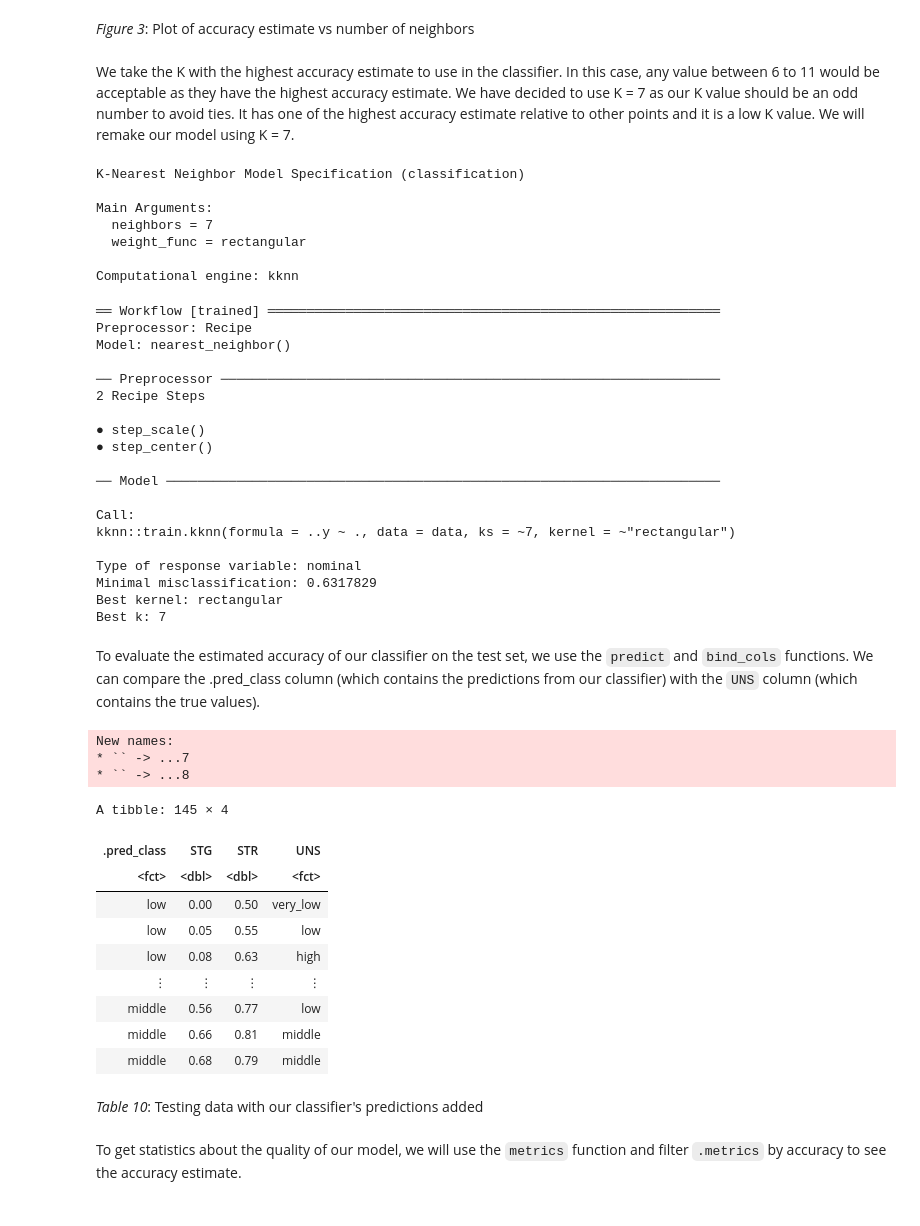
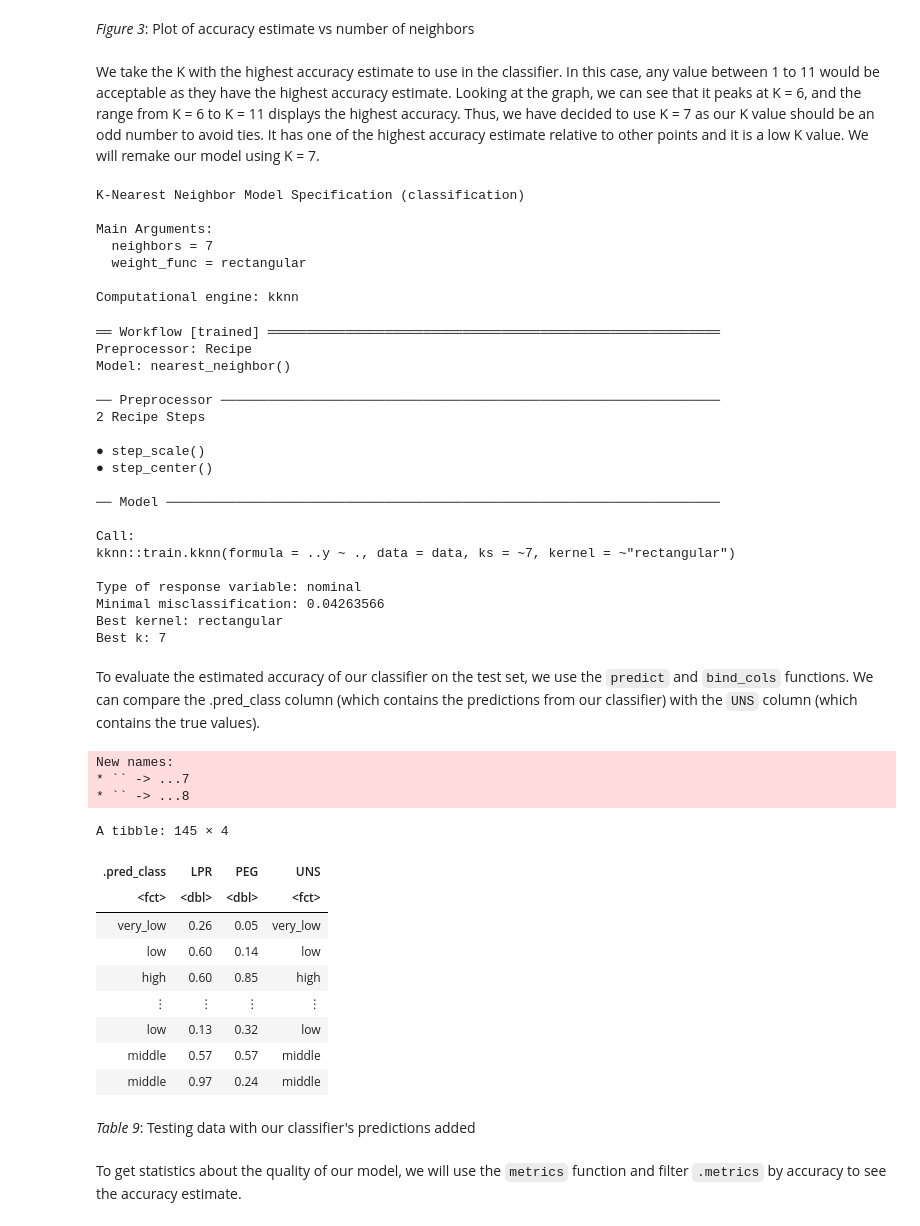
Before and after one commit to Wills-Hao/DSCI-100-project, a Jupyter notebook: group_project_final.ipynb, the cells around one changed output. Cells and saved outputs as stored; diff of their text form; code cells hidden in the pictures.

```diff
--- a/group_project_final.ipynb
+++ b/group_project_final.ipynb
@@ -92,5 +87,0 @@ First, we have decided to remove `LPR` since we expect a high `LPR` would result
-# %%
-user_knowledge <- user_knowledge %>%
-    select(-LPR, -PEG)
-
-user_knowledge
@@ -198,5 +177,0 @@ As seen in the table, the most accurate predictor is `STG`. The second most woul
-# %%
-user_knowledge <- user_knowledge %>%
-    select(-SCG)
-
-user_knowledge
@@ -293,0 +182,5 @@ Next, we found the number and percentage of the levels of `UNS` in our data set
+# %%
+user_knowledge <- user_knowledge %>%
+    select(-SCG, -STG, -STR)
+
+user_knowledge
@@ -334,7 +318,7 @@ The lowest `STR` value observed is 0 while the largest observed is 0.95.
 
 Firstly, we need to create a recipe to preprocess our unscaled data. By doing so, our predictors will be scaled and centered.
 # %%
-user_knowledge_recipe <- recipe(UNS ~ STG + STR, data = user_knowledge) %>%
+user_knowledge_recipe <- recipe(UNS ~ PEG + LPR, data = user_knowledge) %>%
     step_scale(all_predictors()) %>%
     step_center(all_predictors())
 
@@ -433,7 +418,7 @@ accuracy_versus_k
 # %% [markdown]
 *Figure 3*: Plot of accuracy estimate vs number of neighbors
 # %% [markdown]
-We take the K with the highest accuracy estimate to use in the classifier. In this case, any value between 6 to 11 would be acceptable as they have the highest accuracy estimate. We have decided to use K = 7 as our K value should be an odd number to avoid ties. It has one of the highest accuracy estimate relative to other points and it is a low K value. We will remake our model using K = 7.
+We take the K with the highest accuracy estimate to use in the classifier. In this case, any value between 1 to 11 would be acceptable as they have the highest accuracy estimate. Looking at the graph, we can see that it peaks at K = 6, and the range from K = 6 to K = 11 displays the highest accuracy. Thus, we have decided to use K = 7 as our K value should be an odd number to avoid ties. It has one of the highest accuracy estimate relative to other points and it is a low K value. We will remake our model using K = 7.
 # %%
 knn_spec_2 <- nearest_neighbor(weight_func = "rectangular", neighbors = 7) %>%
           set_engine("kknn") %>%
@@ -471,38 +456,38 @@ Call:
 kknn::train.kknn(formula = ..y ~ ., data = data, ks = ~7, kernel = ~"rectangular")
 
 Type of response variable: nominal
-Minimal misclassification: 0.6317829
+Minimal misclassification: 0.04263566
 Best kernel: rectangular
 Best k: 7
 # %% [markdown]
 To evaluate the estimated accuracy of our classifier on the test set, we use the `predict` and `bind_cols` functions. We can compare the .pred_class column (which contains the predictions from our classifier) with the `UNS` column (which contains the true values).
 # %%
 user_knowledge_train <- read_excel(path = "Data_User_Modeling_Dataset_Hamdi Tolga KAHRAMAN.xls", sheet = 3) %>%
-    select(STG, STR, UNS) %>%
+    select(LPR, PEG, UNS) %>%
     mutate(UNS = gsub(" ", "", UNS)) %>%
     mutate(UNS = recode(UNS, High = "high", Middle = "middle", Low = "low", VeryLow = "very_low")) %>%
     mutate(UNS = as.factor(UNS))
 
 user_knowledge_test_predictions <- predict(user_knowledge_fit, user_knowledge_train) %>%
                                    bind_cols(user_knowledge_train)
 
 user_knowledge_test_predictions
 # %% [output]
 New names:
 * `` -> ...7
 * `` -> ...8
 A tibble: 145 × 4
-| .pred_class | STG | STR | UNS |
+| .pred_class | LPR | PEG | UNS |
 | <fct> | <dbl> | <dbl> | <fct> |
-| low | 0.00 | 0.50 | very_low |
-| low | 0.05 | 0.55 | low |
-| low | 0.08 | 0.63 | high |
+| very_low | 0.26 | 0.05 | very_low |
+| low | 0.60 | 0.14 | low |
+| high | 0.60 | 0.85 | high |
 | ⋮ | ⋮ | ⋮ | ⋮ |
-| middle | 0.56 | 0.77 | low |
-| middle | 0.66 | 0.81 | middle |
-| middle | 0.68 | 0.79 | middle |
+| low | 0.13 | 0.32 | low |
+| middle | 0.57 | 0.57 | middle |
+| middle | 0.97 | 0.24 | middle |
 # %% [markdown]
-*Table 10*: Testing data with our classifier's predictions added
+*Table 9*: Testing data with our classifier's predictions added
 # %% [markdown]
 To get statistics about the quality of our model, we will use the `metrics` function and filter `.metrics` by accuracy to see the accuracy estimate.
 # %%
```
Also changed, not shown: parts of 75 cells of this notebook.
